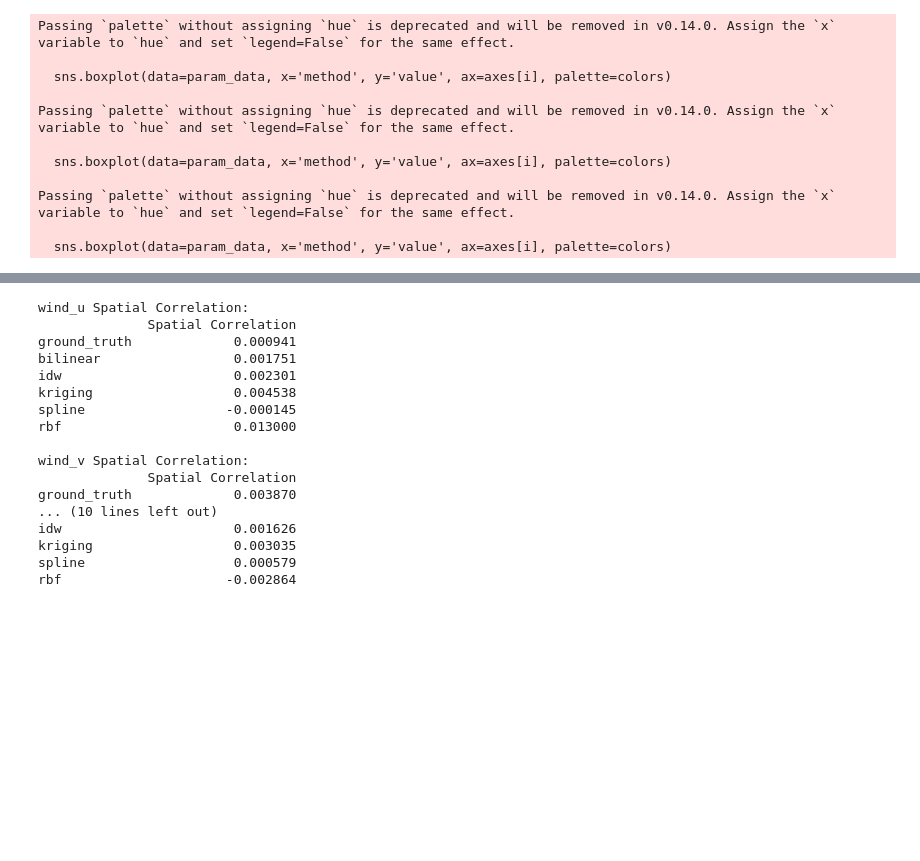
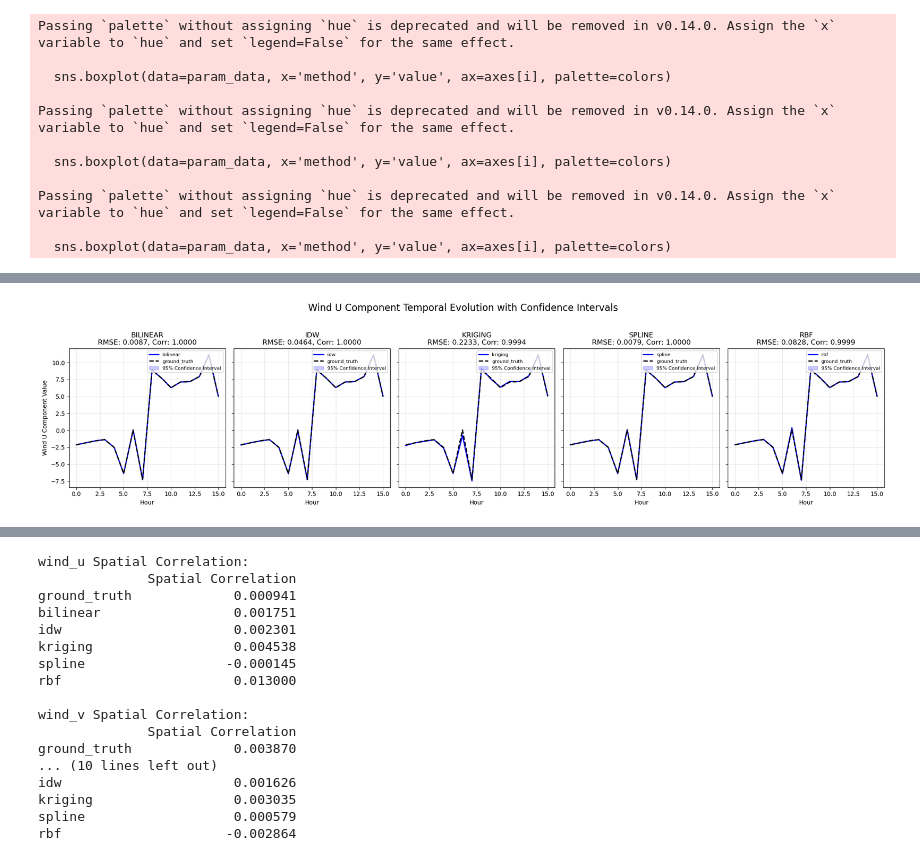
Before and after one commit to FishShaw/repo_weatherdata_preprocessing, a Jupyter notebook: weatherdata_stat.ipynb, the cells around one changed output, grey strips where cells are left out. Saved outputs shown, nothing was run; the diff lists cells and outputs as text; code cells hidden in the pictures; blank space fills up the shorter version.

```diff
--- a/weatherdata_stat.ipynb
+++ b/weatherdata_stat.ipynb
@@ -243,0 +910,98 @@ plt.close()
+# %%
+# 具有置信区间的图表 （可能采用版本）
+def plot_temporal_evolution_with_confidence(results_df, methods=['bilinear', 'idw', 'kriging', 'spline', 'rbf']):
+    """
+    绘制时间序列演变图，包含置信区间，每种方法单独一个子图
+    """
+    parameters = ['wind_u', 'wind_v', 'rain']
+    parameter_titles = {'wind_u': 'Wind U Component', 'wind_v': 'Wind V Component', 'rain': 'Rainfall'}
+
+    # 为每个参数创建一行子图
+    for param in parameters:
+        # 获取参数数据
+        param_data = results_df[results_df['parameter'] == param]
+
+        # 创建一个包含所有方法的图表（每个方法一个子图）
+        fig, axes = plt.subplots(1, len(methods), figsize=(20, 5), sharey=True)
+        fig.suptitle(f'{parameter_titles[param]} Temporal Evolution with Confidence Intervals', fontsize=16)
+
+        # 获取ground_truth数据作为参考
+        truth_data = param_data[param_data['method'] == 'ground_truth']
+        truth_mean = truth_data.groupby('hour')['value'].mean()
+
+        # 绘制每种方法的时间序列和置信区间
+        for i, method in enumerate(methods):
+            ax = axes[i]
+
+            # 获取当前方法的数据
+            method_data = param_data[param_data['method'] == method]
+
+            # 计算每个时间点的统计量
+            stats = method_data.groupby('hour')['value'].agg(['mean', 'std', 'count'])
+
+            # 计算95%置信区间 (使用t分布)
+            from scipy import stats as scipy_stats
+            confidence = 0.95
+            stats['ci_lower'] = stats.apply(
+                lambda row: row['mean'] - scipy_stats.t.ppf((1 + confidence) / 2, row['count'] - 1) * row['std'] / np.sqrt(row['count']),
+                axis=1
+            )
+            stats['ci_upper'] = stats.apply(
+                lambda row: row['mean'] + scipy_stats.t.ppf((1 + confidence) / 2, row['count'] - 1) * row['std'] / np.sqrt(row['count']),
+                axis=1
+            )
+
+            # 绘制方法的平均值线
+            ax.plot(stats.index, stats['mean'],
+                   label=f'{method}',
+                   linewidth=2, color='blue')
+
+            # 绘制ground_truth参考线
+            ax.plot(truth_mean.index, truth_mean.values,
+                   label='ground_truth',
+                   linewidth=2, color='black', linestyle='--')
+
+            # 添加置信区间
+            ax.fill_between(
+                stats.index,
+                stats['ci_lower'],
+                stats['ci_upper'],
+                color='blue',
+                alpha=0.2,
+                label='95% Confidence Interval'
+            )
+
+            # 计算RMSE和相关系数
+            # 确保两个数据集有相同的时间点
+            common_hours = set(stats.index).intersection(set(truth_mean.index))
+            method_means = stats.loc[list(common_hours), 'mean']
+            truth_values = truth_mean.loc[list(common_hours)]
+
+            # 计算RMSE
+            rmse = np.sqrt(np.mean((method_means - truth_values) ** 2))
+
+            # 计算相关系数
+            corr = np.corrcoef(method_means, truth_values)[0, 1]
+
+            # 设置标题和标签
+            ax.set_title(f'{method.upper()}\nRMSE: {rmse:.4f}, Corr: {corr:.4f}')
+            ax.set_xlabel('Hour')
+            if i == 0:  # 只在第一个子图上添加y轴标签
+                ax.set_ylabel(f'{parameter_titles[param]} Value')
+
+            # 添加网格
+            ax.grid(True, alpha=0.3)
+
+            # 添加图例
+            ax.legend(loc='upper right', fontsize=8)
+
+        # 调整子图布局
+        plt.tight_layout(rect=[0, 0, 1, 0.95])
+
+        # 显示图表
+        plt.show()
+
+# 调用函数
+plot_temporal_evolution_with_confidence(results_df)
+# %% [output]
+[figure, added]
```
Also changed, not shown: parts of 22 cells of this notebook, 2 other files.
